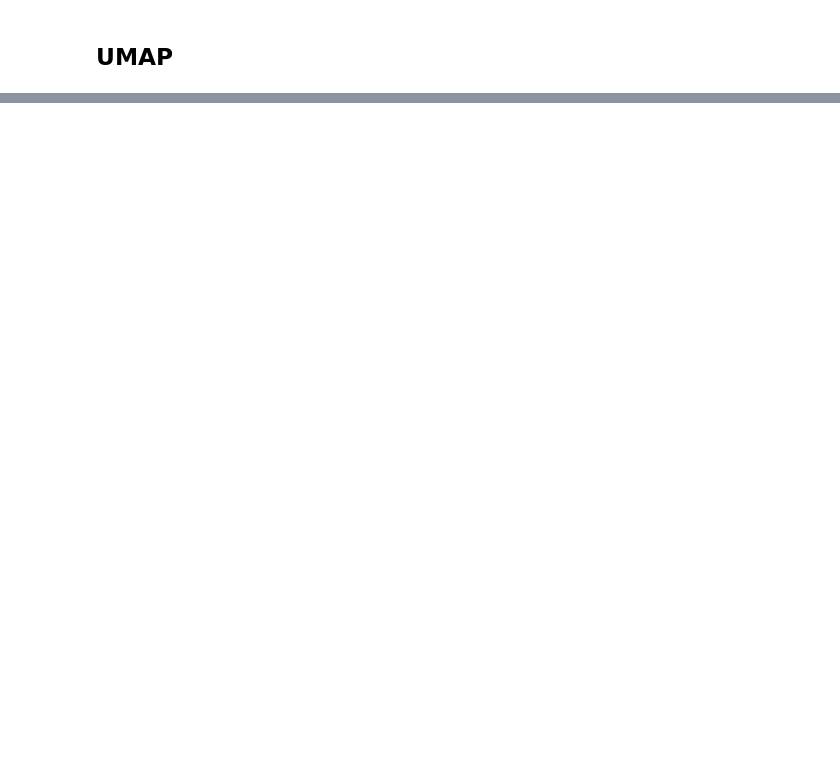
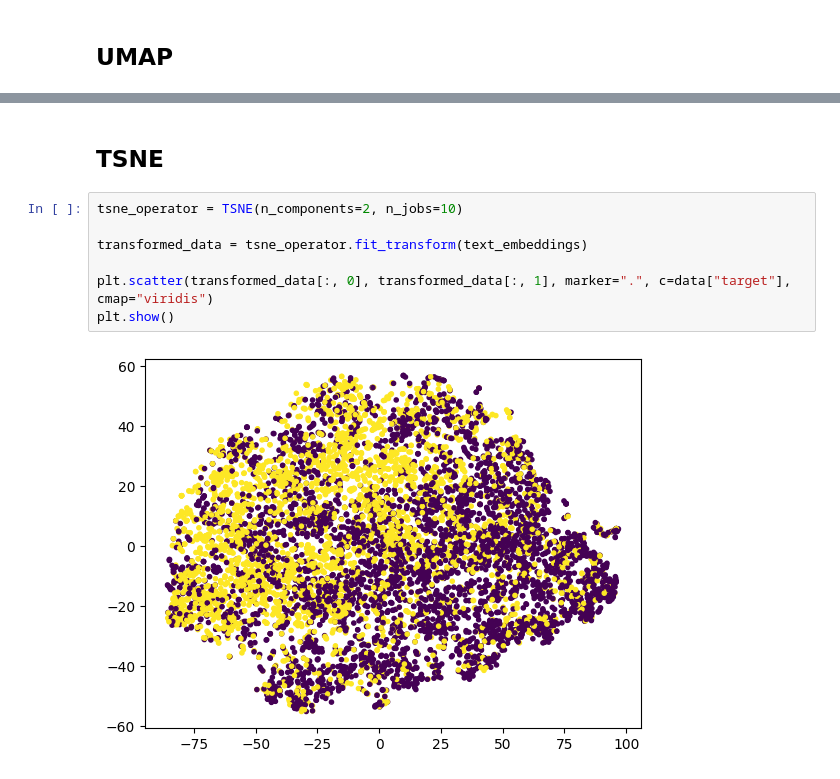
Before and after one commit to Crashprn/MachineLearningFinalProject, a Jupyter notebook: visualization.ipynb, the cells around one changed output, grey strips where cells are left out. Saved outputs shown, nothing was run; the diff lists cells and outputs as text; blank space fills up the shorter version.

```diff
--- a/visualization.ipynb
+++ b/visualization.ipynb
@@ -89,0 +92,11 @@ plt.show()
+# %% [markdown]
+## TSNE
+# %%
+tsne_operator = TSNE(n_components=2, n_jobs=10)
+
+transformed_data = tsne_operator.fit_transform(text_embeddings)
+
+plt.scatter(transformed_data[:, 0], transformed_data[:, 1], marker=".", c=data["target"], cmap="viridis")
+plt.show()
+# %% [output]
+[figure, added]
```
Also changed, not shown: parts of 4 cells of this notebook, 1 other file.
